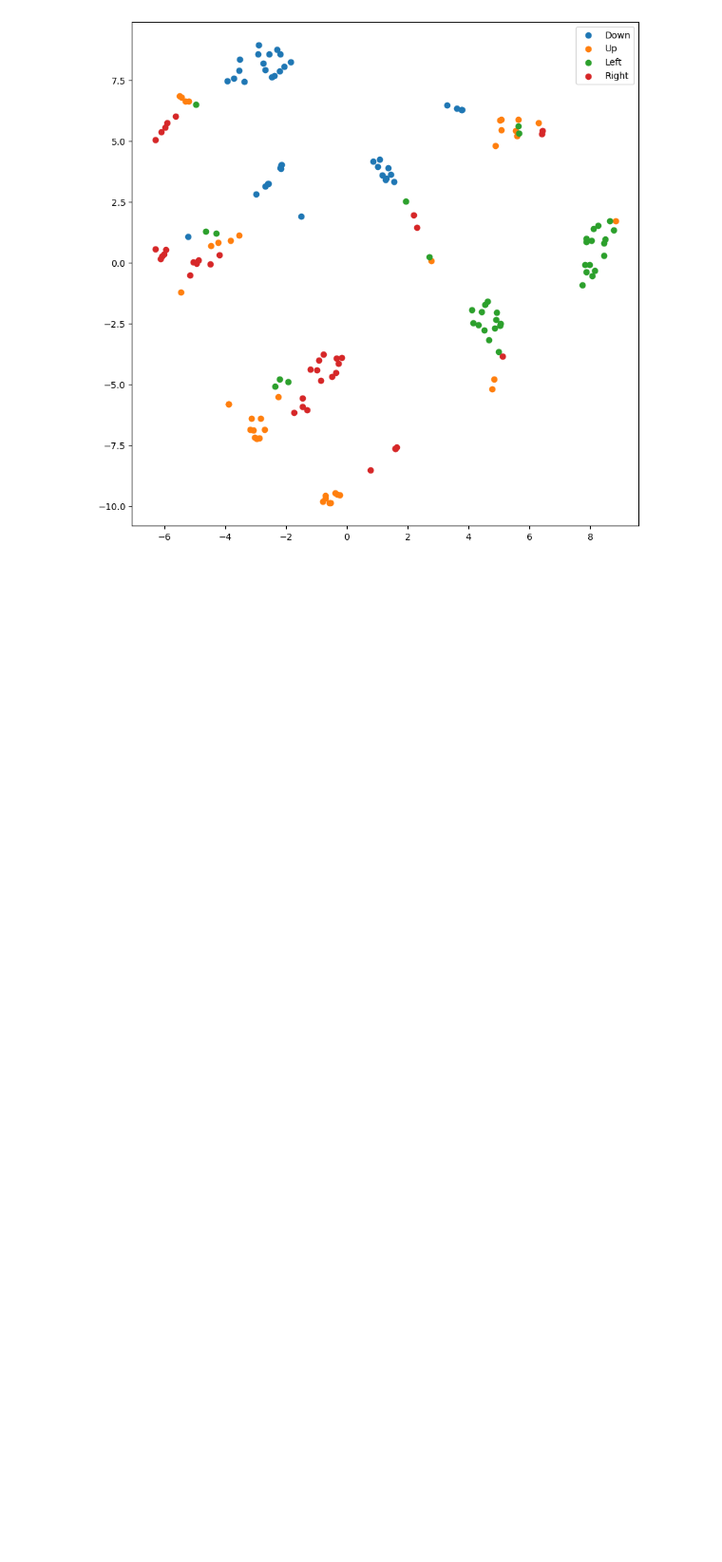
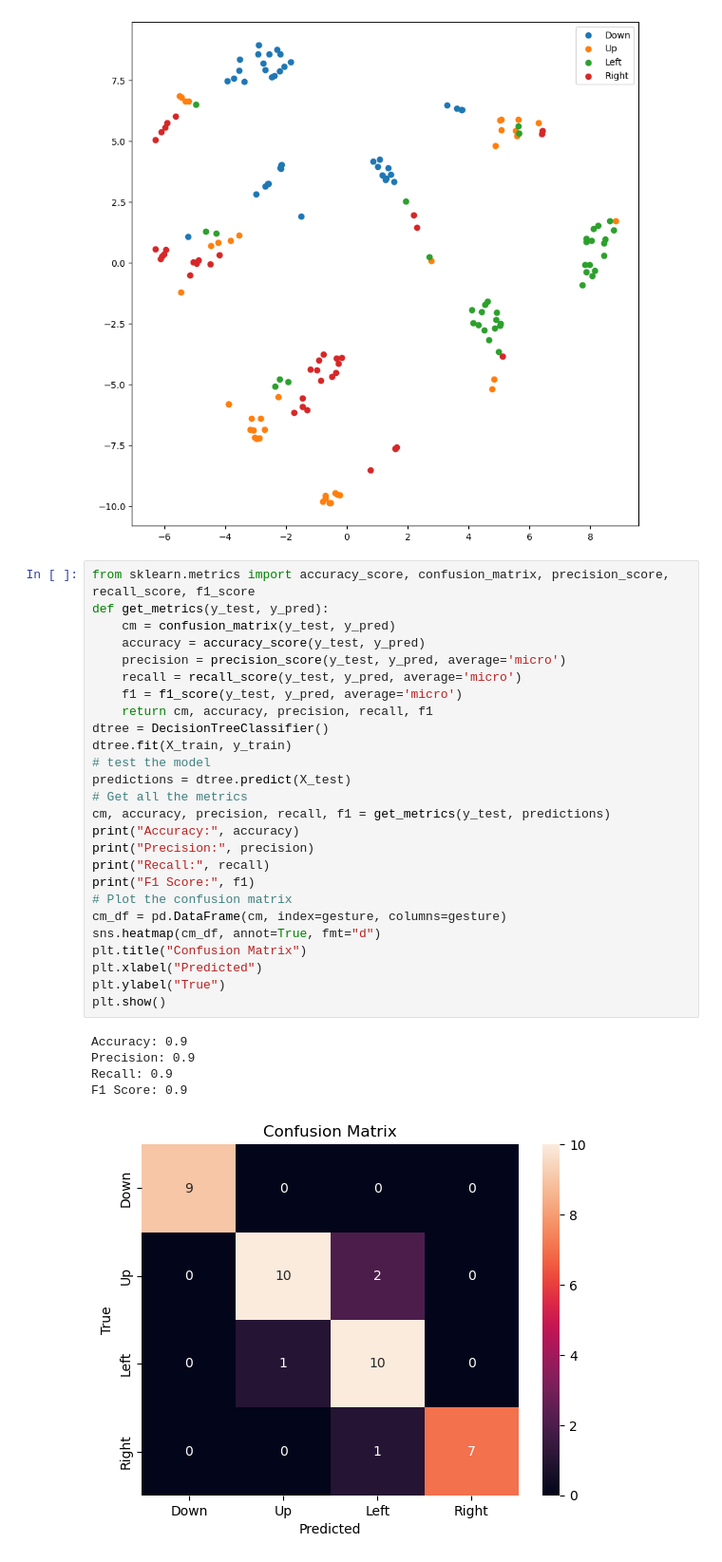
Before and after one commit to HMI2-Research-Group/PIP-Summer-School, a Jupyter notebook: pip_summer_school.ipynb, the cells around one changed output. Shown: that part at 95% size. Drawn from its saved outputs; the diff is of its cells as text; blank space fills up the shorter version.

```diff
--- a/pip_summer_school.ipynb
+++ b/pip_summer_school.ipynb
@@ -93,3 +95,35 @@ plt.legend()
 plt.show()
 # %% [output]
 [figure]
+# %%
+from sklearn.metrics import accuracy_score, confusion_matrix, precision_score, recall_score, f1_score
+def get_metrics(y_test, y_pred):
+    cm = confusion_matrix(y_test, y_pred)
+    accuracy = accuracy_score(y_test, y_pred)
+    precision = precision_score(y_test, y_pred, average='micro')
+    recall = recall_score(y_test, y_pred, average='micro')
+    f1 = f1_score(y_test, y_pred, average='micro')
+    return cm, accuracy, precision, recall, f1
+dtree = DecisionTreeClassifier()
+dtree.fit(X_train, y_train)
+# test the model
+predictions = dtree.predict(X_test)
+# Get all the metrics
+cm, accuracy, precision, recall, f1 = get_metrics(y_test, predictions)
+print("Accuracy:", accuracy)
+print("Precision:", precision)
+print("Recall:", recall)
+print("F1 Score:", f1)
+# Plot the confusion matrix
+cm_df = pd.DataFrame(cm, index=gesture, columns=gesture)
+sns.heatmap(cm_df, annot=True, fmt="d")
+plt.title("Confusion Matrix")
+plt.xlabel("Predicted")
+plt.ylabel("True")
+plt.show()
+# %% [output]
+Accuracy: 0.9
+Precision: 0.9
+Recall: 0.9
+F1 Score: 0.9
+[figure, added]
```
Also changed, not shown: parts of 3 cells of this notebook.
